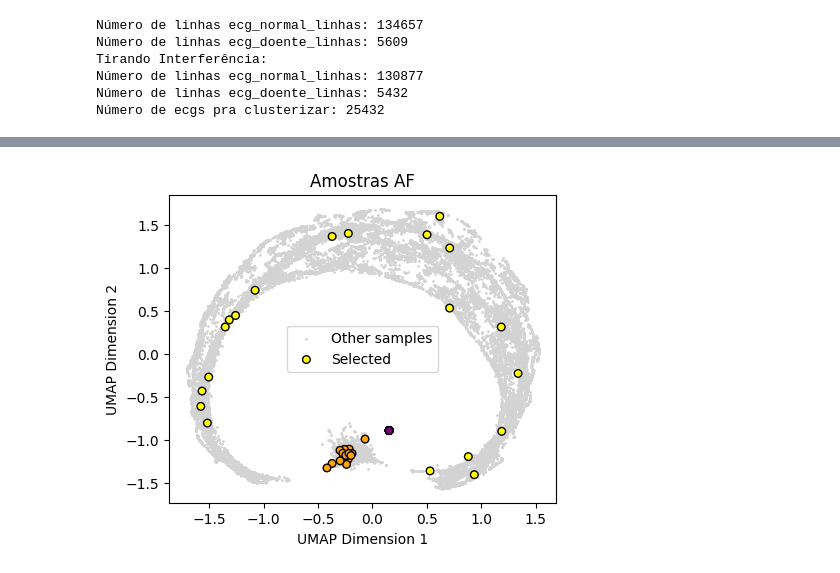
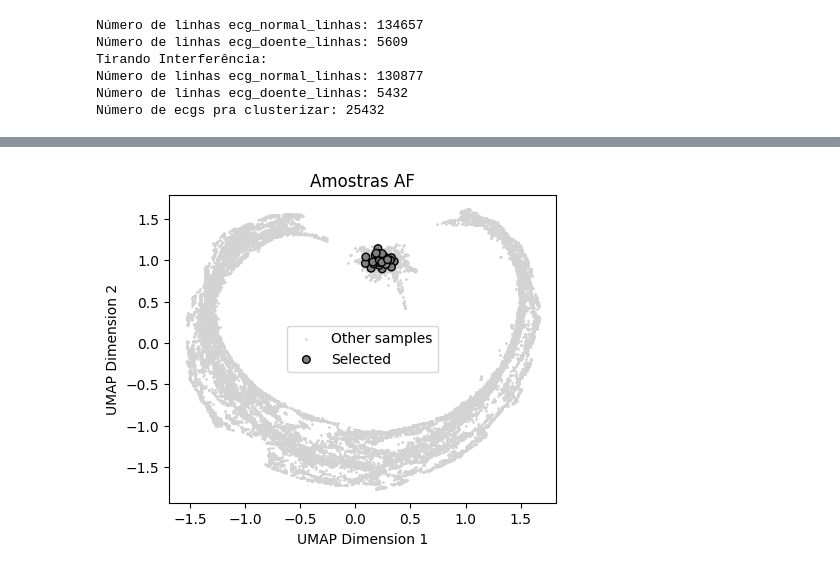
Before and after one commit to pedrobacelar28/Clustering-Paper, a Jupyter notebook: Projeto/Geração das Amostras/AF.ipynb, the cells around one changed output, grey strips where cells are left out. Drawn from its saved outputs; the diff is of its cells as text; code cells hidden in the pictures.

```diff
--- a/Projeto/Geração das Amostras/AF.ipynb
+++ b/Projeto/Geração das Amostras/AF.ipynb
@@ -334,14 +322,15 @@ dados.to_csv(f'gerais/{doenca}_geral.csv', index=False)
 
 def select_25_evenly_spaced(df):
     total_rows = len(df)
-    if total_rows <= 20:
+    if total_rows <= 25:
         return df
     else:
-        indices = np.linspace(0, total_rows-1, 20, dtype=int)
+        indices = np.linspace(0, total_rows-1, 45, dtype=int)
         return df.iloc[indices]
+
 dados_selecionados = dados.groupby('tipo', group_keys=False).apply(select_25_evenly_spaced)
 
-tipos_desejados = ['N_clusterD', 'D_clusterN', 'D_clusterM', 'N_clusterM', 'D_clusterO','N_clusterO']
+tipos_desejados = ['D_clusterD']
 dados_selecionados = dados_selecionados[dados_selecionados['tipo'].isin(tipos_desejados)]
 
 dados_selecionados.to_csv(f'amostras/{doenca}_amostras.csv', index=False)
@@ -358,31 +347,31 @@ def plot_samples(X, exam_ids, labels, title):
               'green']   # 6: N_clusterO
     exam_id_to_index = {exam_id: idx for idx, exam_id in enumerate(exam_ids_to_cluster)}
     sample_indices = [exam_id_to_index[exam_id] for exam_id in exam_ids]
 
     all_labels = np.zeros(X.shape[0])
     all_labels[sample_indices] = labels
 
     plt.figure(figsize=(5, 4))
     plt.scatter(X[:, 0], X[:, 1], c='lightgray', s=1, label='Other samples')
     plt.scatter(X[sample_indices, 0], X[sample_indices, 1], c=[colors[label] for label in labels], s=30, edgecolor='k', label='Selected')
     plt.xlabel('UMAP Dimension 1')
     plt.ylabel('UMAP Dimension 2')
     plt.title(title)
     plt.legend()
     plt.show()
 
 selected_exam_ids = dados_selecionados['exam_id'].values
 
 exam_id_to_index = {exam_id: idx for idx, exam_id in enumerate(exam_ids_to_cluster)}
 selected_indices = [exam_id_to_index[exam_id] for exam_id in selected_exam_ids]
 
 labels = [
     1 if tipo == 'D_clusterN' else 2 if tipo == 'N_clusterD' else
     3 if tipo == 'D_clusterM' else 4 if tipo == 'N_clusterM' else
     5 if tipo == 'D_clusterO' else 6 if tipo == 'N_clusterO' else 0
     for tipo in dados_selecionados['tipo'].values
 ]
 
 plot_samples(X_reduced_scaled, selected_exam_ids, labels, f'Amostras {doenca}')
 # %% [output]
-[figure, old version]
+[figure, new version]
```
Also changed, not shown: parts of 5 cells of this notebook, 19 other files.
